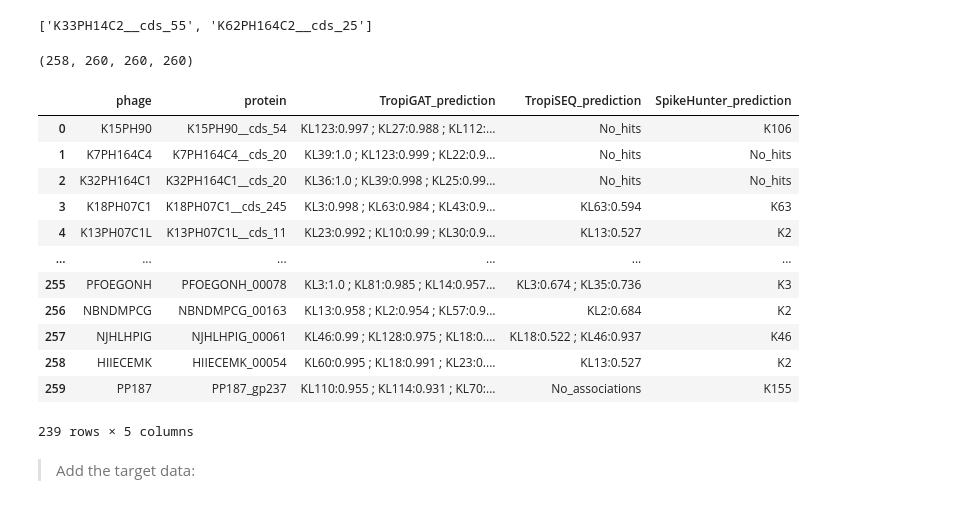
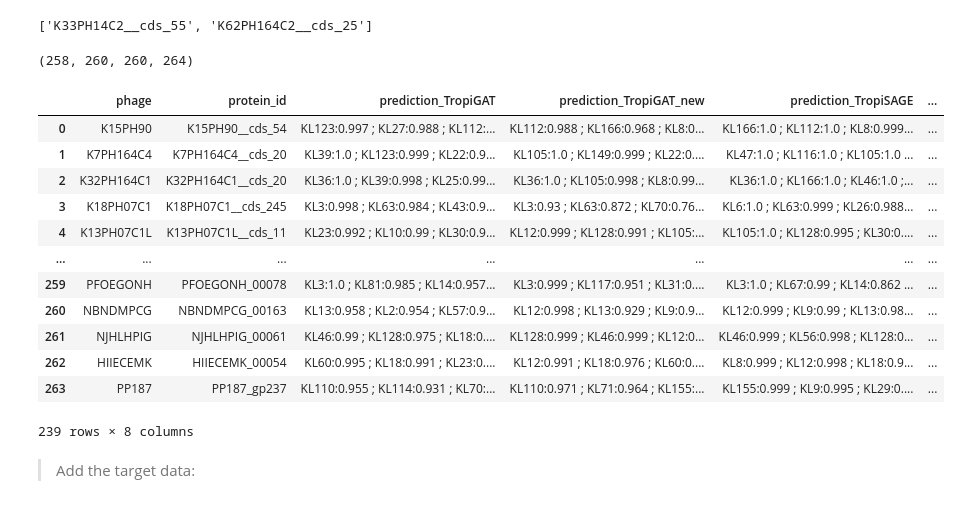
Before and after one commit to conchaeloko/DpoTropiSearch, a Jupyter notebook: benchmark/B.Compile_results.ipynb, the cells around one changed output. Cells and saved outputs as stored; diff of their text form; code cells hidden in the pictures.

Commit message:
Benchmark #3

```diff
--- a/benchmark/B.Compile_results.ipynb
+++ b/benchmark/B.Compile_results.ipynb
@@ -10,18 +10,45 @@ path_benchmark = "/media/concha-eloko/Linux/PPT_clean/benchmark"
 ***
 ### Matrice results:
 # %%
+# TropiGAT
 tropigat_pred_m_df = pd.read_csv(f"{path_benchmark}/TropiGAT.matrices.tsv", sep = "\t", names = ["protein", "prediction"])
-tropiseq_pred_m_df = pd.read_csv(f"{path_benchmark}/TropiSEQ.matrices.tsv", sep = "\t", names = ["protein", "prediction"])
-SH_pred_m_df = pd.read_csv(f"{path_benchmark}/SpikeHunter_predictions.matrices.tsv", sep = "\t", names = ["protein", "prediction"])
+tropigat_pred_m_df["protein_id"] = tropigat_pred_m_df["protein"].apply(lambda x : x.split("_Dpo")[0])
+tropigat_pred_m_df.columns = ["protein_TropiGAT", "prediction_TropiGAT", "protein_id"]
 
-# Pre-formating the names:
-tropigat_pred_m_df["protein_id"] = tropigat_pred_m_df["protein"].apply(lambda x : x.split("_Dpo")[0])
+tropigat_pred_m_df_new = pd.read_csv(f"{path_benchmark}/TropiGAT.review.matrices.tsv", sep = "\t", names = ["protein", "prediction"])
+tropigat_pred_m_df_new["protein_id"] = tropigat_pred_m_df_new["protein"].apply(lambda x : x.split("_Dpo")[0])
+tropigat_pred_m_df_new.columns = ["protein_TropiGAT_new", "prediction_TropiGAT_new", "protein_id"]
+tropigat_pred_m_df_new = tropigat_pred_m_df_new[["prediction_TropiGAT_new", "protein_id"]]
 
+# TropiSAGE
+tropisage_pred_m_df = pd.read_csv(f"{path_benchmark}/TropiSAGE.review.matrices.tsv", sep = "\t", names = ["protein", "prediction"])
+tropisage_pred_m_df["protein_id"] = tropisage_pred_m_df["protein"].apply(lambda x : x.split("_Dpo")[0])
+tropisage_pred_m_df.columns = ["protein_TropiSAGE", "prediction_TropiSAGE", "protein_id"]
+tropisage_pred_m_df = tropisage_pred_m_df[["prediction_TropiSAGE", "protein_id"]]
+
+# TropiSEQ
+tropiseq_pred_m_df = pd.read_csv(f"{path_benchmark}/TropiSEQ.p_05.matrices.tsv", sep = "\t", names = ["protein", "prediction"])
 tropiseq_pred_m_df["protein_id_1"] = tropiseq_pred_m_df["protein"].apply(lambda x : x.split("_A")[0] if x.count("_A")>0 else "__".join(x.split(",")[0].split(" ")) if x.count(",")>0 else x)
 tropiseq_pred_m_df["protein_id"] = tropiseq_pred_m_df["protein_id_1"].apply(lambda x : x.replace(" cds", "__cds"))
+tropiseq_pred_m_df.columns = ["protein_TropiSEQ", "prediction_TropiSEQ", "trash_seq" ,"protein_id"]
+tropiseq_pred_m_df = tropiseq_pred_m_df[["prediction_TropiSEQ" ,"protein_id"]]
+
+# TropiLR
+tropilr_pred_m_df = pd.read_csv(f"{path_benchmark}/TropiLogReg.matrices.tsv", sep = "\t", names = ["protein", "prediction"])
+tropilr_pred_m_df["protein_id_1"] = tropilr_pred_m_df["protein"].apply(lambda x : x.split("_A")[0] if x.count("_A")>0 else "__".join(x.split(",")[0].split(" ")) if x.count(",")>0 else x)
+tropilr_pred_m_df["protein_id"] = tropilr_pred_m_df["protein_id_1"].apply(lambda x : x.replace(" cds", "__cds"))
+tropilr_pred_m_df.columns = ["protein_TropiLR", "prediction_TropiLR", "trash_seq" ,"protein_id"]
+tropilr_pred_m_df = tropilr_pred_m_df[["prediction_TropiLR" ,"protein_id"]]
+
+# SpikeHunter
+SH_pred_m_df = pd.read_csv(f"{path_benchmark}/SpikeHunter_predictions.matrices.tsv", sep = "\t", names = ["protein", "prediction"])
 
 SH_pred_m_df["protein_id_1"] = SH_pred_m_df["protein"].apply(lambda x : x.split("_A")[0] if x.count("_A")>0 else "__".join(x.split(",")[0].split(" ")) if x.count(",")>0 else x)
 SH_pred_m_df["protein_id"] = SH_pred_m_df["protein_id_1"].apply(lambda x : x.replace(" cds", "__cds"))
+SH_pred_m_df.columns = ["protein_SpikeHunter", "prediction_SpikeHunter", "trash_seq" ,"protein_id"]
+SH_pred_m_df = SH_pred_m_df[["prediction_SpikeHunter" ,"protein_id"]]
 
-merged_df = tropigat_pred_m_df.merge(tropiseq_pred_m_df, on='protein_id', how='inner').merge(SH_pred_m_df, on='protein_id', how='inner')
+
+# Merge :
+merged_df = tropigat_pred_m_df.merge(tropiseq_pred_m_df, on='protein_id', how='inner').merge(SH_pred_m_df, on='protein_id', how='inner').merge(tropigat_pred_m_df_new, on='protein_id', how='inner').merge(tropisage_pred_m_df, on='protein_id', how='inner').merge(tropilr_pred_m_df, on='protein_id', how='inner')
 merged_df["phage"] = merged_df["protein_id"].apply(lambda x : x.split("__")[0] if x.count("__")>0 else x.split("_")[0])
@@ -39,27 +82,27 @@ missing_prot_prime
 # %%
 len(tropigat_pred_m_df), len(tropiseq_pred_m_df),len(SH_pred_m_df), len(merged_df)
 # %% [output]
-(258, 260, 260, 260)
+(258, 260, 260, 264)
 # %%
 phages_to_eliminate = ["K80PH1317b", "K80PH1317a"] + ["K2064PH2","K2069PH1","OBHDAGOG","A1e","A1f","A3a","EONHMLJF"]
-merged_df_clean_01 = merged_df[["phage", "protein_id", "prediction_x", "prediction_y", "prediction"]]
-merged_df_clean_01.columns = ["phage", "protein", "TropiGAT_prediction", "TropiSEQ_prediction", "SpikeHunter_prediction"]
+merged_df_clean_01 = merged_df[["phage", "protein_id", "prediction_TropiGAT", "prediction_TropiGAT_new", "prediction_TropiSAGE", "prediction_TropiSEQ", "prediction_TropiLR", "prediction_SpikeHunter"]]
+#merged_df_clean_01.columns = ["phage", "protein", "TropiGAT_prediction", "TropiSEQ_prediction", "SpikeHunter_prediction"]
 merged_df_clean_01 = merged_df_clean_01[~merged_df_clean_01["phage"].isin(phages_to_eliminate)]
 merged_df_clean_01
 # %% [output]
-|  | phage | protein | TropiGAT_prediction | TropiSEQ_prediction | SpikeHunter_prediction |
-| 0 | K15PH90 | K15PH90__cds_54 | KL123:0.997 ; KL27:0.988 ; KL112:... | No_hits | K106 |
-| 1 | K7PH164C4 | K7PH164C4__cds_20 | KL39:1.0 ; KL123:0.999 ; KL22:0.9... | No_hits | No_hits |
-| 2 | K32PH164C1 | K32PH164C1__cds_20 | KL36:1.0 ; KL39:0.998 ; KL25:0.99... | No_hits | No_hits |
-| 3 | K18PH07C1 | K18PH07C1__cds_245 | KL3:0.998 ; KL63:0.984 ; KL43:0.9... | KL63:0.594 | K63 |
-| 4 | K13PH07C1L | K13PH07C1L__cds_11 | KL23:0.992 ; KL10:0.99 ; KL30:0.9... | KL13:0.527 | K2 |
-| ... | ... | ... | ... | ... | ... |
-| 255 | PFOEGONH | PFOEGONH_00078 | KL3:1.0 ; KL81:0.985 ; KL14:0.957... | KL3:0.674 ; KL35:0.736 | K3 |
-| 256 | NBNDMPCG | NBNDMPCG_00163 | KL13:0.958 ; KL2:0.954 ; KL57:0.9... | KL2:0.684 | K2 |
-| 257 | NJHLHPIG | NJHLHPIG_00061 | KL46:0.99 ; KL128:0.975 ; KL18:0.... | KL18:0.522 ; KL46:0.937 | K46 |
-| 258 | HIIECEMK | HIIECEMK_00054 | KL60:0.995 ; KL18:0.991 ; KL23:0.... | KL13:0.527 | K2 |
-| 259 | PP187 | PP187_gp237 | KL110:0.955 ; KL114:0.931 ; KL70:... | No_associations | K155 |
+|  | phage | protein_id | prediction_TropiGAT | prediction_TropiGAT_new | prediction_TropiSAGE | ... |
+| 0 | K15PH90 | K15PH90__cds_54 | KL123:0.997 ; KL27:0.988 ; KL112:... | KL112:0.988 ; KL166:0.968 ; KL8:0... | KL166:1.0 ; KL112:1.0 ; KL8:0.999... | ... |
+| 1 | K7PH164C4 | K7PH164C4__cds_20 | KL39:1.0 ; KL123:0.999 ; KL22:0.9... | KL105:1.0 ; KL149:0.999 ; KL22:0.... | KL47:1.0 ; KL116:1.0 ; KL105:1.0 ... | ... |
+| 2 | K32PH164C1 | K32PH164C1__cds_20 | KL36:1.0 ; KL39:0.998 ; KL25:0.99... | KL36:1.0 ; KL105:0.998 ; KL8:0.99... | KL36:1.0 ; KL166:1.0 ; KL46:1.0 ;... | ... |
+| 3 | K18PH07C1 | K18PH07C1__cds_245 | KL3:0.998 ; KL63:0.984 ; KL43:0.9... | KL3:0.93 ; KL63:0.872 ; KL70:0.76... | KL6:1.0 ; KL63:0.999 ; KL26:0.988... | ... |
+| 4 | K13PH07C1L | K13PH07C1L__cds_11 | KL23:0.992 ; KL10:0.99 ; KL30:0.9... | KL12:0.999 ; KL128:0.991 ; KL105:... | KL105:1.0 ; KL128:0.995 ; KL30:0.... | ... |
+| ... | ... | ... | ... | ... | ... | ... |
+| 259 | PFOEGONH | PFOEGONH_00078 | KL3:1.0 ; KL81:0.985 ; KL14:0.957... | KL3:0.999 ; KL117:0.951 ; KL31:0.... | KL3:1.0 ; KL67:0.99 ; KL14:0.862 ... | ... |
+| 260 | NBNDMPCG | NBNDMPCG_00163 | KL13:0.958 ; KL2:0.954 ; KL57:0.9... | KL12:0.998 ; KL13:0.929 ; KL9:0.9... | KL12:0.999 ; KL9:0.99 ; KL13:0.98... | ... |
+| 261 | NJHLHPIG | NJHLHPIG_00061 | KL46:0.99 ; KL128:0.975 ; KL18:0.... | KL128:0.999 ; KL46:0.999 ; KL12:0... | KL46:0.999 ; KL56:0.998 ; KL128:0... | ... |
+| 262 | HIIECEMK | HIIECEMK_00054 | KL60:0.995 ; KL18:0.991 ; KL23:0.... | KL12:0.991 ; KL18:0.976 ; KL60:0.... | KL8:0.999 ; KL12:0.998 ; KL18:0.9... | ... |
+| 263 | PP187 | PP187_gp237 | KL110:0.955 ; KL114:0.931 ; KL70:... | KL110:0.971 ; KL71:0.964 ; KL155:... | KL155:0.999 ; KL9:0.995 ; KL29:0.... | ... |
-239 rows × 5 columns
+239 rows × 8 columns
 # %% [markdown]
 > Add the target data:
 # %%
```
Also changed, not shown: parts of 21 cells of this notebook, 4 other files.
